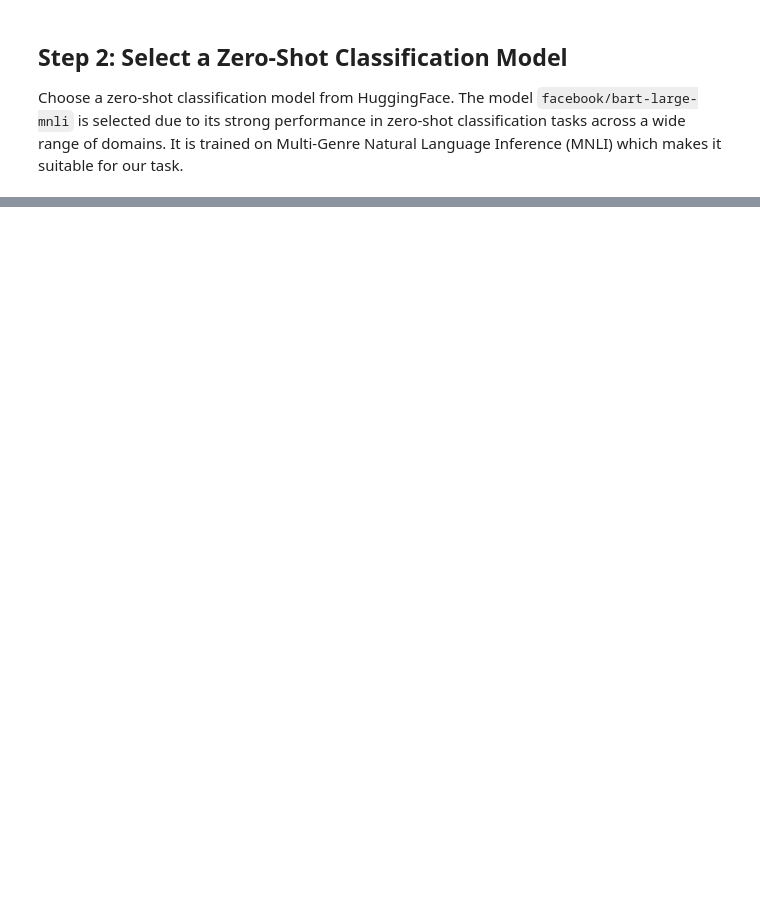
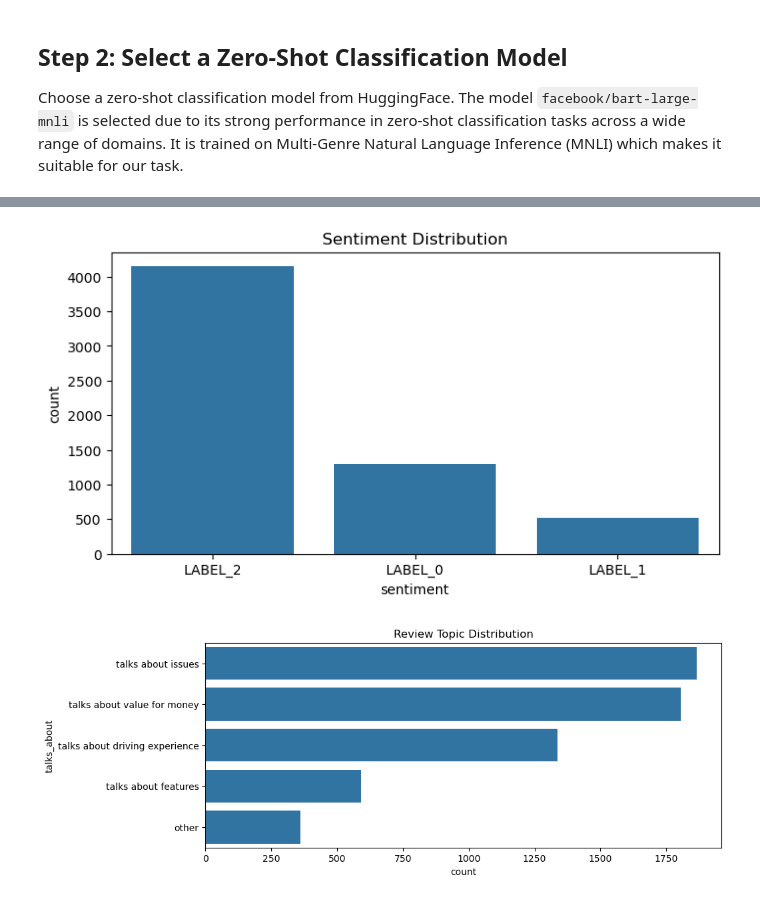
Before and after one commit to lakpriyaguru/uniconnect, a Jupyter notebook: task3.ipynb, the cells around one changed output, grey strips where cells are left out. Saved outputs shown, nothing was run; the diff lists cells and outputs as text; code cells hidden in the pictures; blank space fills up the shorter version.

Commit message:
Implement code changes to enhance functionality and improve performance

```diff
--- a/task3.ipynb
+++ b/task3.ipynb
@@ -36,0 +59,21 @@ candidate_labels = [
+# %%
+# Step 4: Sentiment analysis
+from transformers import pipeline
+
+# Load sentiment model with truncation enabled
+sentiment_model = pipeline(
+    "sentiment-analysis",
+    model="cardiffnlp/twitter-roberta-base-sentiment",
+    tokenizer="cardiffnlp/twitter-roberta-base-sentiment",
+    truncation=True,
+    max_length=512,
+    device=0  # Use GPU
+)
+
+# Define function for batch sentiment prediction
+def predict_sentiment(batch):
+    result = sentiment_model(batch["review"], truncation=True, max_length=512)
+    return {"sentiment": [r["label"] for r in result]}
+
+# Apply the function on the dataset in batches
+dataset = dataset.map(predict_sentiment, batched=True, batch_size=16)
@@ -36,0 +82,4 @@ candidate_labels = [
+# %%
+# Step 5: Convert back to DataFrame
+df_final = dataset.to_pandas()
+df_final.head()
@@ -36,0 +93,15 @@ candidate_labels = [
+# %%
+# Step 6: Visualize sentiment
+plt.figure(figsize=(8, 4))
+sns.countplot(x="sentiment", data=df_final)
+plt.title("Sentiment Distribution")
+plt.show()
+
+# Step 7: Visualize topics
+plt.figure(figsize=(10, 4))
+sns.countplot(y="talks_about", data=df_final, order=df_final["talks_about"].value_counts().index)
+plt.title("Review Topic Distribution")
+plt.show()
+# %% [output]
+[figure, added]
+[figure, added]
```
Also changed, not shown: parts of 8 cells of this notebook, 1 other file.
